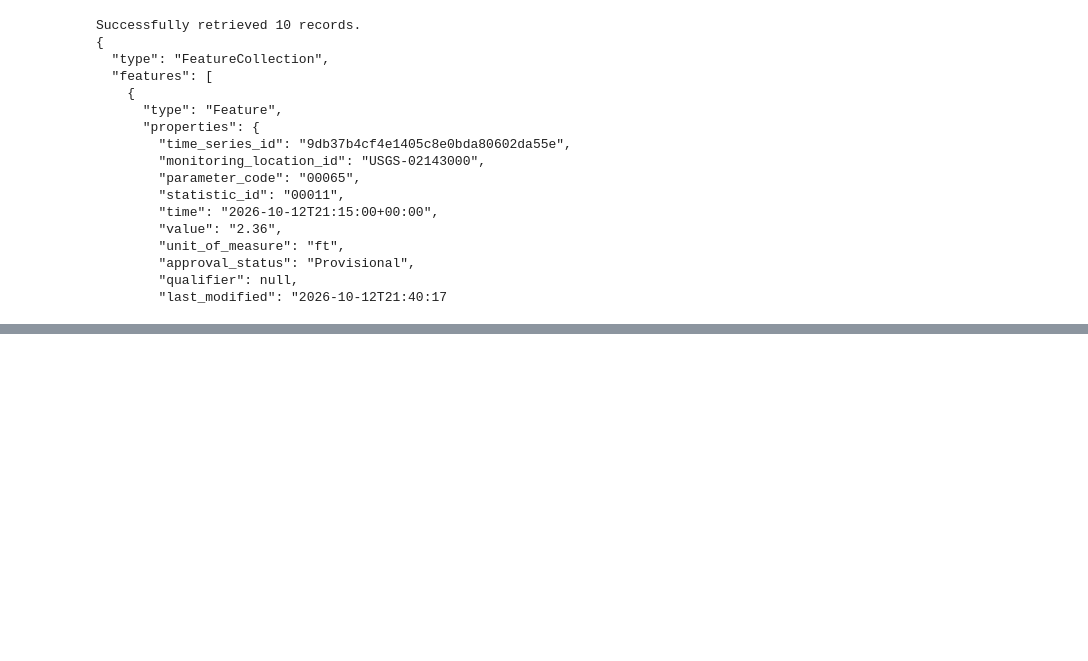
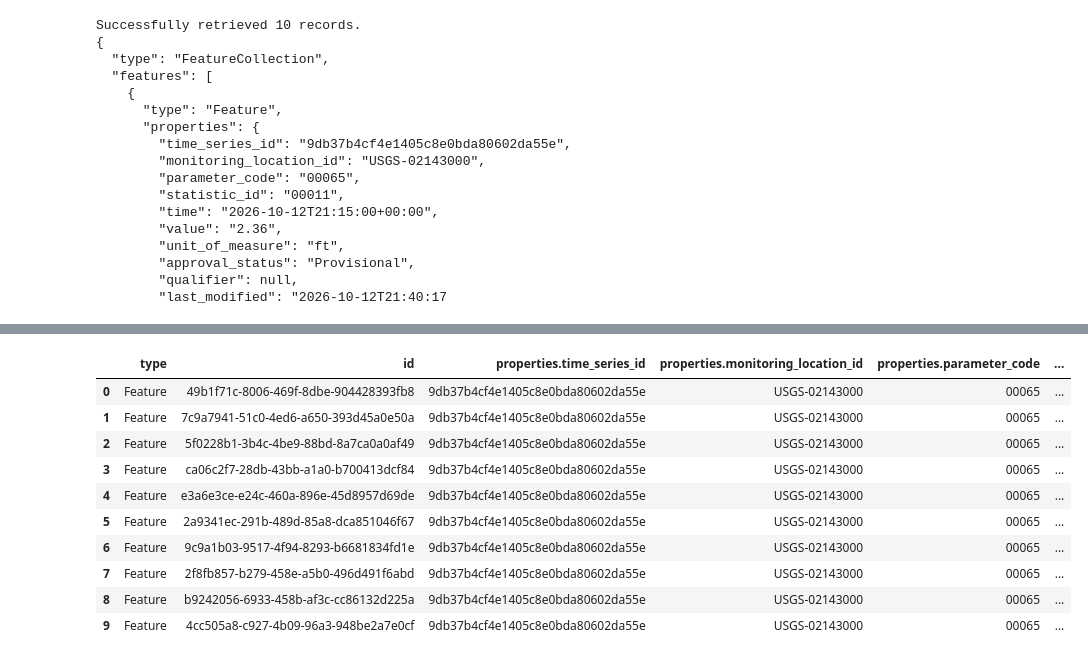
Before and after one commit to thepisgahgeographer/ML_Data, a Jupyter notebook: api_ingestion_pipeline.ipynb, the cells around one changed output, grey strips where cells are left out. Saved outputs shown, nothing was run; the diff lists cells and outputs as text; code cells hidden in the pictures; blank space fills up the shorter version.

```diff
--- a/api_ingestion_pipeline.ipynb
+++ b/api_ingestion_pipeline.ipynb
@@ -172,0 +197,15 @@ Successfully loaded 10 rows into a DataFrame!
+# %%
+df2 = pd.json_normalize(features)
+df2
+# %% [output]
+|  | type | id | properties.time_series_id | properties.monitoring_location_id | properties.parameter_code | ... |
+| 0 | Feature | 49b1f71c-8006-469f-8dbe-904428393fb8 | 9db37b4cf4e1405c8e0bda80602da55e | USGS-02143000 | 00065 | ... |
+| 1 | Feature | 7c9a7941-51c0-4ed6-a650-393d45a0e50a | 9db37b4cf4e1405c8e0bda80602da55e | USGS-02143000 | 00065 | ... |
+| 2 | Feature | 5f0228b1-3b4c-4be9-88bd-8a7ca0a0af49 | 9db37b4cf4e1405c8e0bda80602da55e | USGS-02143000 | 00065 | ... |
+| 3 | Feature | ca06c2f7-28db-43bb-a1a0-b700413dcf84 | 9db37b4cf4e1405c8e0bda80602da55e | USGS-02143000 | 00065 | ... |
+| 4 | Feature | e3a6e3ce-e24c-460a-896e-45d8957d69de | 9db37b4cf4e1405c8e0bda80602da55e | USGS-02143000 | 00065 | ... |
+| 5 | Feature | 2a9341ec-291b-489d-85a8-dca851046f67 | 9db37b4cf4e1405c8e0bda80602da55e | USGS-02143000 | 00065 | ... |
+| 6 | Feature | 9c9a1b03-9517-4f94-8293-b6681834fd1e | 9db37b4cf4e1405c8e0bda80602da55e | USGS-02143000 | 00065 | ... |
+| 7 | Feature | 2f8fb857-b279-458e-a5b0-496d491f6abd | 9db37b4cf4e1405c8e0bda80602da55e | USGS-02143000 | 00065 | ... |
+| 8 | Feature | b9242056-6933-458b-af3c-cc86132d225a | 9db37b4cf4e1405c8e0bda80602da55e | USGS-02143000 | 00065 | ... |
+| 9 | Feature | 4cc505a8-c927-4b09-96a3-948be2a7e0cf | 9db37b4cf4e1405c8e0bda80602da55e | USGS-02143000 | 00065 | ... |
```
Also changed, not shown: parts of 4 cells of this notebook.
